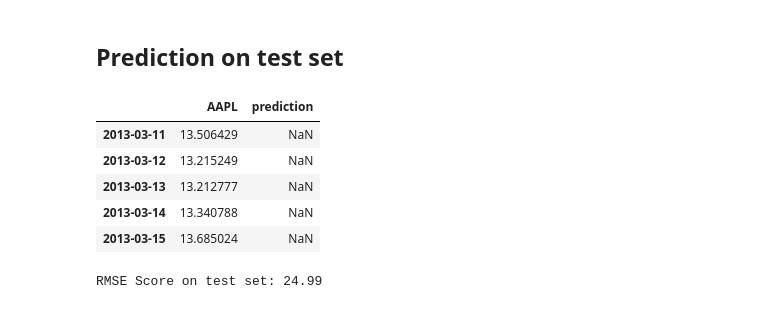
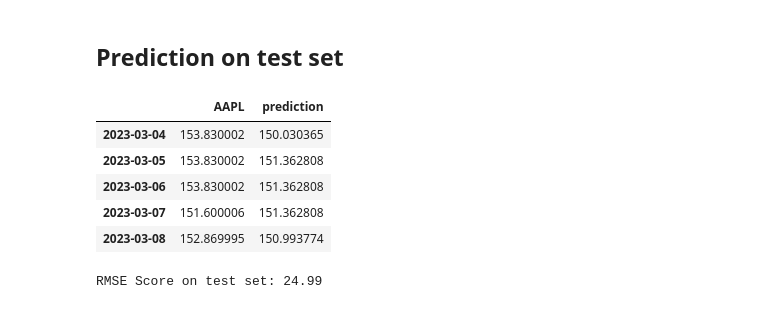
Before and after one commit to Laverdure77/Portfolio_Forecasting, a Jupyter notebook: notebooks/apple_prediction.ipynb, the cells around one changed output. Cells and saved outputs as stored; diff of their text form; code cells hidden in the pictures.

```diff
--- a/notebooks/apple_prediction.ipynb
+++ b/notebooks/apple_prediction.ipynb
@@ -146,14 +149,14 @@ fi.sort_values(by='importance', ascending=True).plot(kind='barh', title='FEATURE
 # %%
 
 test.loc[:,'prediction'] = model.predict(X_test)
 data = stock.merge(test[['prediction']], how='left', left_index=True, right_index=True)
-data.head()
+data.tail()
 # %% [output]
 |  | AAPL | prediction |
-| 2013-03-11 | 13.506429 | NaN |
-| 2013-03-12 | 13.215249 | NaN |
-| 2013-03-13 | 13.212777 | NaN |
-| 2013-03-14 | 13.340788 | NaN |
-| 2013-03-15 | 13.685024 | NaN |
+| 2023-03-04 | 153.830002 | 150.030365 |
+| 2023-03-05 | 153.830002 | 151.362808 |
+| 2023-03-06 | 153.830002 | 151.362808 |
+| 2023-03-07 | 151.600006 | 151.362808 |
+| 2023-03-08 | 152.869995 | 150.993774 |
 # %%
 # Score on test set
```
Also changed, not shown: parts of 11 cells of this notebook, 4 other files.
